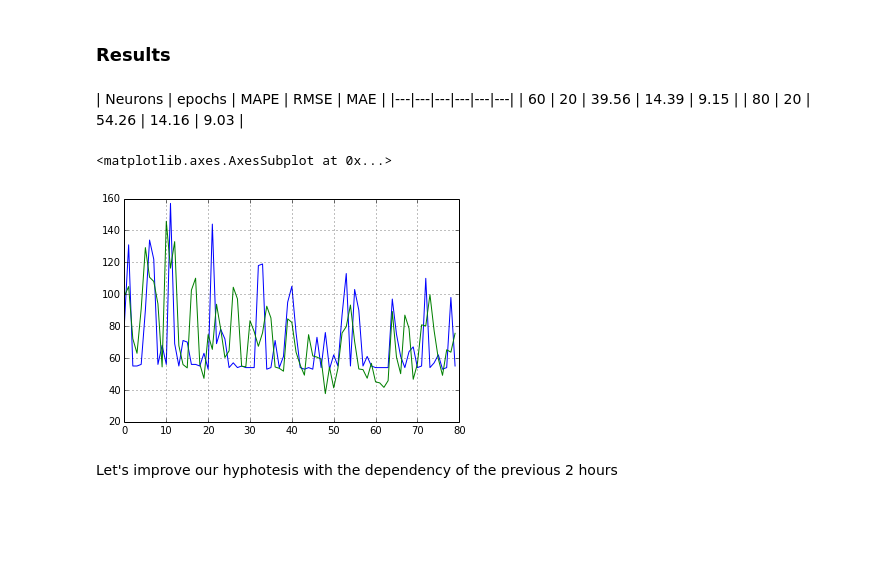
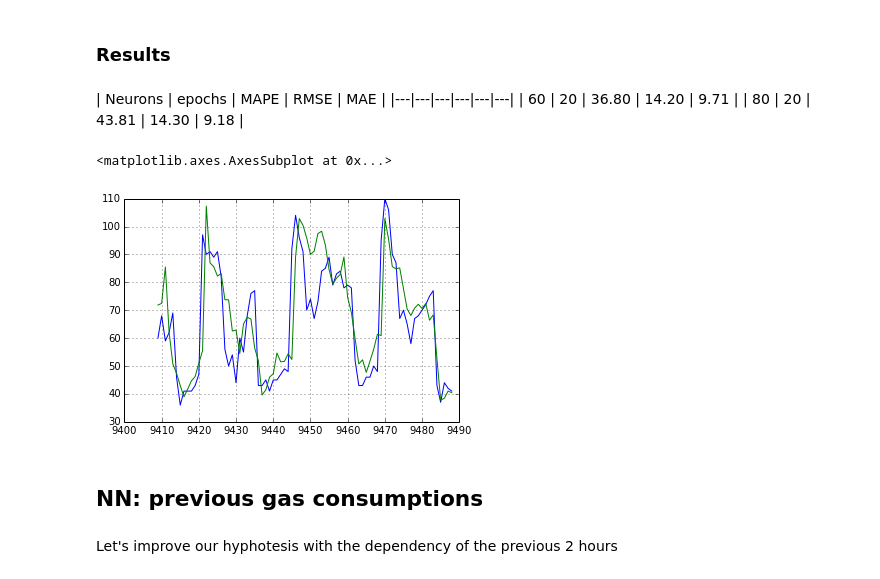
Before and after one commit to denadai2/Gas-consumption-outliers, a Jupyter notebook: 3- Regression_NN.ipynb, the cells around one changed output. Cells and saved outputs as stored; diff of their text form; code cells hidden in the pictures; blank space fills up the shorter version.

```diff
--- a/3- Regression_NN.ipynb
+++ b/3- Regression_NN.ipynb
@@ -118,15 +137,17 @@ df[features].to_csv('filteredDatasets/740-NTH_NN_11F.csv', index=False)
 # %% [markdown]
 | Neurons | epochs | MAPE | RMSE | MAE |
 |---|---|---|---|---|---|
-| 60 | 20 | 39.56 | 14.39 | 9.15 |
-| 80 | 20 | 54.26 | 14.16 | 9.03 |
+| 60 | 20 | 36.80 | 14.20 | 9.71 |
+| 80 | 20 | 43.81 | 14.30 | 9.18 |
 # %%
 rr = pd.read_csv('NNs/results/740-NTH_NN_11F.csv')
-rr['actual'].head(80).plot()
-rr['predicted'].head(80).plot()
+rr['actual'].tail(80).plot()
+rr['predicted'].tail(80).plot()
 # %% [output]
 <matplotlib.axes.AxesSubplot at 0x...>
-[figure, old version]
+[figure, new version]
+# %% [markdown]
+## NN: previous gas consumptions
 # %% [markdown]
 Let's improve our hyphotesis with the dependency of the previous 2 hours
 # %%
```
Also changed, not shown: parts of 94 cells of this notebook, 1 other file.
